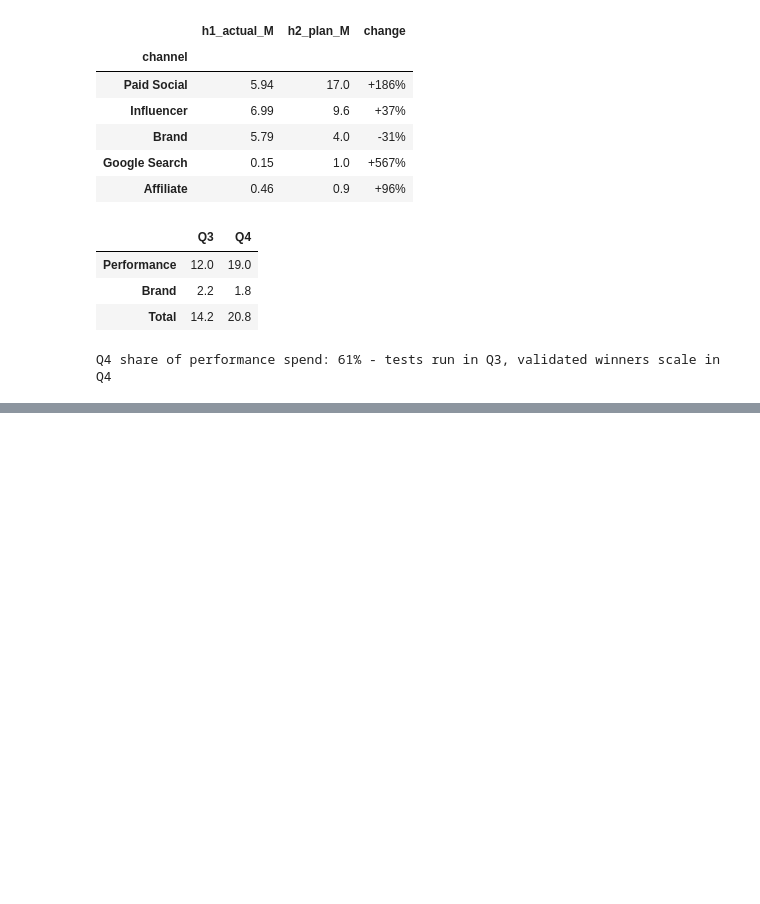
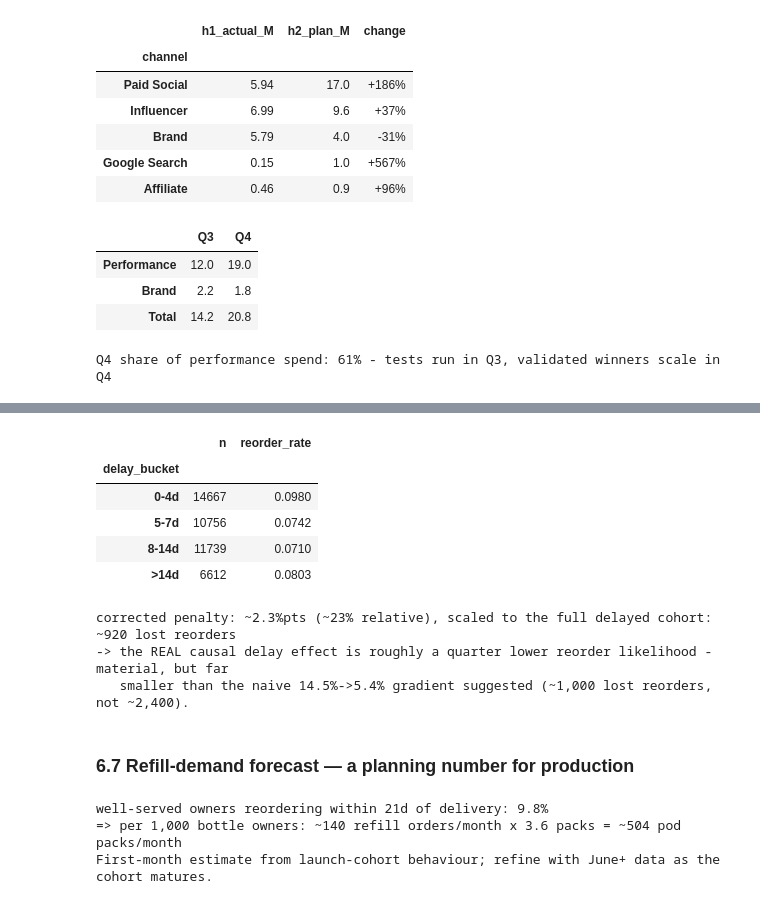
Before and after one commit to ugrodrigo/holy-case-rodrigo-uehara-guskuma, a Jupyter notebook: analysis.ipynb, the cells around one changed output, grey strips where cells are left out. Saved outputs shown, nothing was run; the diff lists cells and outputs as text; code cells hidden in the pictures; blank space fills up the shorter version.

```diff
--- a/analysis.ipynb
+++ b/analysis.ipynb
@@ -1054,0 +1214,44 @@ Q4 share of performance spend: 61% - tests run in Q3, validated winners scale in
+# %%
+cb21 = cohort.merge(od[["order_id", "lag", "delivered_at"]], on="order_id", how="left")
+cb21 = cb21[cb21.delivered_at <= "2026-05-10"]
+first_reorder = later.groupby("customer_id").order_date.min().rename("first_reorder")
+cb21 = cb21.merge(first_reorder, on="customer_id", how="left")
+cb21["reorder_21d_of_delivery"] = cb21.first_reorder <= cb21.delivered_at + pd.Timedelta(days=21)
+cb21["delay_bucket"] = pd.cut(cb21.lag, [-1, 4, 7, 14, 100], labels=["0-4d", "5-7d", "8-14d", ">14d"])
+corr = cb21.groupby("delay_bucket", observed=True).agg(n=("customer_id", "count"), reorder_rate=("reorder_21d_of_delivery", "mean"))
+display(corr.round(4))
+
+best = corr.reorder_rate.iloc[0]
+lost_corr = (corr.n * (best - corr.reorder_rate)).clip(lower=0).sum()
+delayed_full = (cb.lag > 4).sum()          # full cohort with lag > 4d, from section 3.10
+lost_scaled = lost_corr / (corr.n.iloc[1:].sum()) * delayed_full
+print(f"corrected penalty: ~{best - corr.reorder_rate.iloc[1:].mean():.1%}pts (~{1 - corr.reorder_rate.iloc[1:].mean()/best:.0%} relative), "
+      f"scaled to the full delayed cohort: ~{lost_scaled:,.0f} lost reorders")
+print("-> the REAL causal delay effect is roughly a quarter lower reorder likelihood - material, but far")
+print("   smaller than the naive 14.5%->5.4% gradient suggested (~1,000 lost reorders, not ~2,400).")
+# %% [output]
+|  | n | reorder_rate |
+| delay_bucket |  |  |
+| 0-4d | 14667 | 0.0980 |
+| 5-7d | 10756 | 0.0742 |
+| 8-14d | 11739 | 0.0710 |
+| >14d | 6612 | 0.0803 |
+corrected penalty: ~2.3%pts (~23% relative), scaled to the full delayed cohort: ~920 lost reorders
+-> the REAL causal delay effect is roughly a quarter lower reorder likelihood - material, but far
+   smaller than the naive 14.5%->5.4% gradient suggested (~1,000 lost reorders, not ~2,400).
+# %% [markdown]
+<a id="sec67"></a>
+### 6.7 Refill-demand forecast — a planning number for production
+# %%
+fast = cb21[cb21.delay_bucket == "0-4d"]          # well-served owners = steady-state behaviour
+p21 = fast.reorder_21d_of_delivery.mean()
+refills_per_1k_month = p21 * 30 / 21 * 1000
+packs_per_refill = later.groupby(["customer_id", "order_id"]).quantity.sum().mean()
+print(f"well-served owners reordering within 21d of delivery: {p21:.1%}")
+print(f"=> per 1,000 bottle owners: ~{refills_per_1k_month:,.0f} refill orders/month x {packs_per_refill:.1f} packs = "
+      f"~{refills_per_1k_month * packs_per_refill:,.0f} pod packs/month")
+print("First-month estimate from launch-cohort behaviour; refine with June+ data as the cohort matures.")
+# %% [output]
+well-served owners reordering within 21d of delivery: 9.8%
+=> per 1,000 bottle owners: ~140 refill orders/month x 3.6 packs = ~504 pod packs/month
+First-month estimate from launch-cohort behaviour; refine with June+ data as the cohort matures.
```
Also changed, not shown: parts of 12 cells of this notebook, 6 other files.
